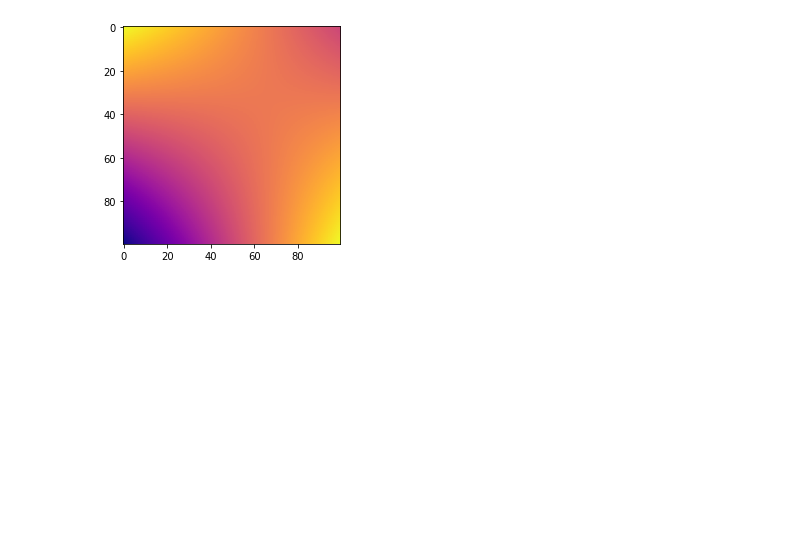
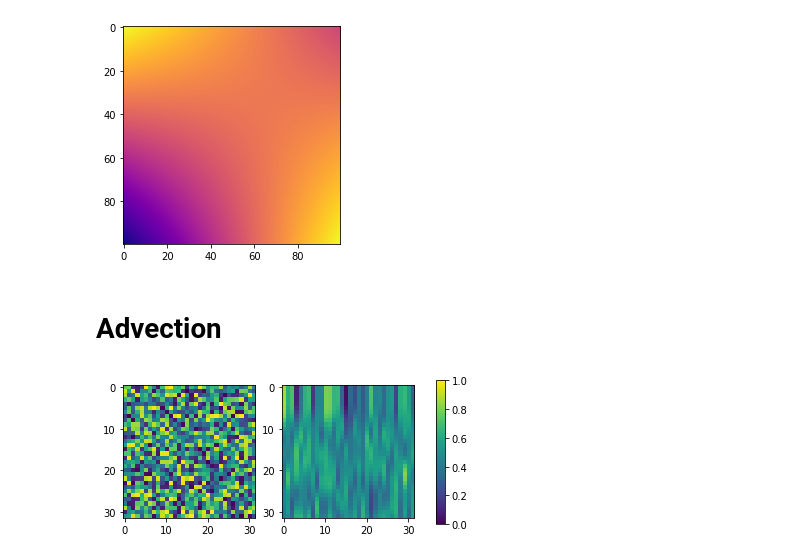
Before and after one commit to Victorlouisdg/simulators, a Jupyter notebook: fluid_2d.ipynb, the cells around one changed output. Saved outputs shown, nothing was run; the diff lists cells and outputs as text; code cells hidden in the pictures; blank space fills up the shorter version.

Commit message:
Added advection

```diff
--- a/fluid_2d.ipynb
+++ b/fluid_2d.ipynb
@@ -171,7 +171,7 @@ I find the simplest way to understand it with a color-coded image:
 Here the contribution of the yellow point's value to the pink point, is proportional to the yellow area.
 This makes intuiive sense because the closer the pink point is to the yellow point, the larger yellow area becomes.
 # %%
-def bilinear_interpolate(grid, i_float, j_float):
+def interpolate_bilinear(grid, i_float, j_float):
     i = int(np.floor(i_float))
     j = int(np.floor(j_float))
 
@@ -212,3 +212,38 @@ fig = plt.figure(figsize=(4, 4))
 plt.imshow(grid_interpolated,  cmap=plt.get_cmap("plasma"));
 # %% [output]
 [figure]
+# %% [markdown]
+# Advection
+# %%
+density_grid = np.random.random((n, n))
+velocity_grid = np.zeros((n, n, 2))
+velocity_grid[..., 0] = 1.0  # downwards velocity
+
+def advect(quantity, velocity_grid):
+    quantity_new = np.zeros((n, n))
+    for i in range(n):
+        for j in range(n):
+            p = get_cell_center(i, j)
+            v = velocity_grid[i, j]
+            p_back = p - v * dt
+
+            x, y = p_back
+            i_float, j_float = get_float_cell_index(x, y)
+            quantity_new[i, j] = interpolate_bilinear(quantity, i_float, j_float)
+    return quantity_new
+
+
+grid = density_grid.copy()
+
+
+grid = density_grid
+advection_history = [grid]
+
+for i in range(20):
+    grid_new = advect(grid, velocity_grid)
+    advection_history.append(grid_new)
+    grid = grid_new
+
+plot_image_side_by_side(density_grid, grid)
+# %% [output]
+[figure, added]
```
Also changed, not shown: parts of 6 cells of this notebook.
